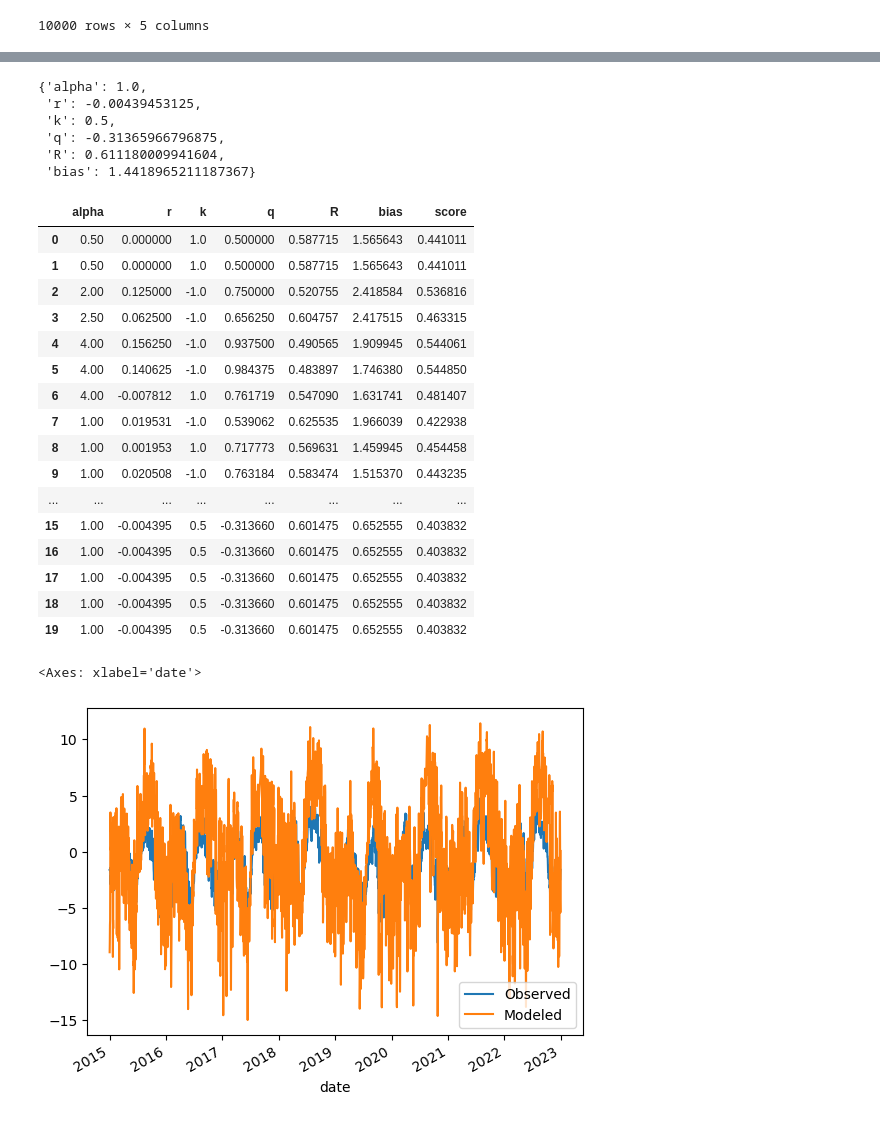
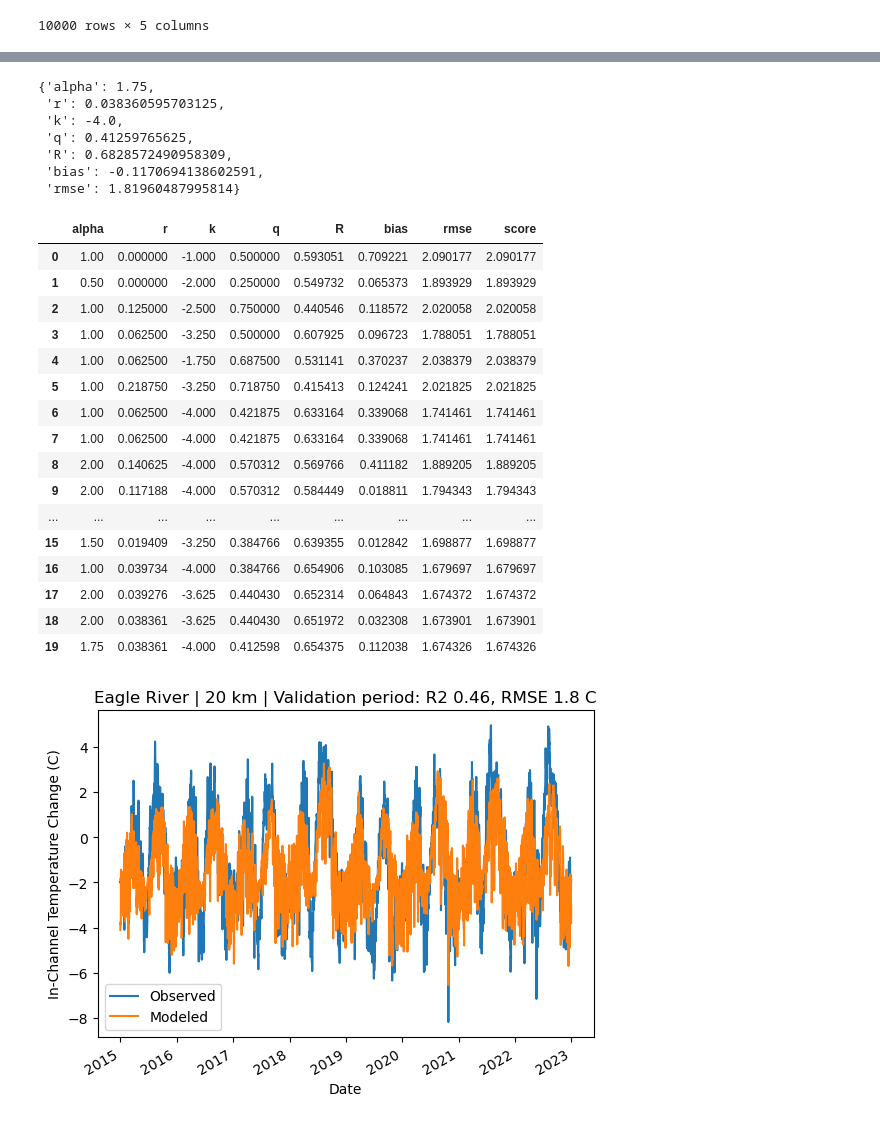
Before and after one commit to mines-ciroh/TempEst-NEWT, a Jupyter notebook: reach_analysis.ipynb, the cells around one changed output, grey strips where cells are left out. Saved outputs shown, nothing was run; the diff lists cells and outputs as text; code cells hidden in the pictures.

```diff
--- a/reach_analysis.ipynb
+++ b/reach_analysis.ipynb
@@ -74,7 +74,9 @@ import pandas as pd
 import os
 import numpy as np
 import seaborn as sns
-bp = "/scratch/dphilippus/notebooks/reach_analysis/input_cache/"
+import warnings
+bp = "/scratch/dphilippus/notebooks/reach_analysis/"
+bp_inpcache = bp + "input_cache/"
 # %% [markdown]
 # Single Watershed
 # %% [markdown]
@@ -297,45 +312,51 @@ Well that's downright bizarre (performance is apparently best for *negative* q,
 raw_id = "394220106431500"
 start = "2015-01-01"
 end = "2022-12-31"
-inp = reach.prepare_full_data("coefs.pickle", raw_id, 5, 500, start, end, bp, True)
+inp = reach.prepare_full_data("coefs.pickle", raw_id, 20, 500, start, end, bp_inpcache, True)
 # %%
-(res, hist) = reach.search_reach_coefficients(inp, (-1, 1), (-1, 1), (-1, 1), (0, 1), log=True, tolerance=0.0001)
+with warnings.catch_warnings():
+    warnings.simplefilter("ignore")
+    (res, hist) = reach.search_reach_coefficients(inp, (-1, 1), (-1, 1), (-1, 1), (0, 1), log=True, tolerance=0.0001)
 # %%
 res
 # %% [output]
-{'alpha': 1.0,
- 'r': -0.00439453125,
- 'k': 0.5,
- 'q': -0.31365966796875,
- 'R': 0.611180009941604,
- 'bias': 1.4418965211187367}
+{'alpha': 1.75,
+ 'r': 0.038360595703125,
+ 'k': -4.0,
+ 'q': 0.41259765625,
+ 'R': 0.6828572490958309,
+ 'bias': -0.1170694138602591,
+ 'rmse': 1.81960487995814}
 # %%
 hist
 # %% [output]
-|  | alpha | r | k | q | R | bias | score |
-| 0 | 0.50 | 0.000000 | 1.0 | 0.500000 | 0.587715 | 1.565643 | 0.441011 |
-| 1 | 0.50 | 0.000000 | 1.0 | 0.500000 | 0.587715 | 1.565643 | 0.441011 |
-| 2 | 2.00 | 0.125000 | -1.0 | 0.750000 | 0.520755 | 2.418584 | 0.536816 |
-| 3 | 2.50 | 0.062500 | -1.0 | 0.656250 | 0.604757 | 2.417515 | 0.463315 |
-| 4 | 4.00 | 0.156250 | -1.0 | 0.937500 | 0.490565 | 1.909945 | 0.544061 |
-| 5 | 4.00 | 0.140625 | -1.0 | 0.984375 | 0.483897 | 1.746380 | 0.544850 |
-| 6 | 4.00 | -0.007812 | 1.0 | 0.761719 | 0.547090 | 1.631741 | 0.481407 |
-| 7 | 1.00 | 0.019531 | -1.0 | 0.539062 | 0.625535 | 1.966039 | 0.422938 |
-| 8 | 1.00 | 0.001953 | 1.0 | 0.717773 | 0.569631 | 1.459945 | 0.454458 |
-| 9 | 1.00 | 0.020508 | -1.0 | 0.763184 | 0.583474 | 1.515370 | 0.443235 |
-| ... | ... | ... | ... | ... | ... | ... | ... |
-| 15 | 1.00 | -0.004395 | 0.5 | -0.313660 | 0.601475 | 0.652555 | 0.403832 |
-| 16 | 1.00 | -0.004395 | 0.5 | -0.313660 | 0.601475 | 0.652555 | 0.403832 |
-| 17 | 1.00 | -0.004395 | 0.5 | -0.313660 | 0.601475 | 0.652555 | 0.403832 |
-| 18 | 1.00 | -0.004395 | 0.5 | -0.313660 | 0.601475 | 0.652555 | 0.403832 |
-| 19 | 1.00 | -0.004395 | 0.5 | -0.313660 | 0.601475 | 0.652555 | 0.403832 |
+|  | alpha | r | k | q | R | bias | rmse | score |
+| 0 | 1.00 | 0.000000 | -1.000 | 0.500000 | 0.593051 | 0.709221 | 2.090177 | 2.090177 |
+| 1 | 0.50 | 0.000000 | -2.000 | 0.250000 | 0.549732 | 0.065373 | 1.893929 | 1.893929 |
+| 2 | 1.00 | 0.125000 | -2.500 | 0.750000 | 0.440546 | 0.118572 | 2.020058 | 2.020058 |
+| 3 | 1.00 | 0.062500 | -3.250 | 0.500000 | 0.607925 | 0.096723 | 1.788051 | 1.788051 |
+| 4 | 1.00 | 0.062500 | -1.750 | 0.687500 | 0.531141 | 0.370237 | 2.038379 | 2.038379 |
+| 5 | 1.00 | 0.218750 | -3.250 | 0.718750 | 0.415413 | 0.124241 | 2.021825 | 2.021825 |
+| 6 | 1.00 | 0.062500 | -4.000 | 0.421875 | 0.633164 | 0.339068 | 1.741461 | 1.741461 |
+| 7 | 1.00 | 0.062500 | -4.000 | 0.421875 | 0.633164 | 0.339068 | 1.741461 | 1.741461 |
+| 8 | 2.00 | 0.140625 | -4.000 | 0.570312 | 0.569766 | 0.411182 | 1.889205 | 1.889205 |
+| 9 | 2.00 | 0.117188 | -4.000 | 0.570312 | 0.584449 | 0.018811 | 1.794343 | 1.794343 |
+| ... | ... | ... | ... | ... | ... | ... | ... | ... |
+| 15 | 1.50 | 0.019409 | -3.250 | 0.384766 | 0.639355 | 0.012842 | 1.698877 | 1.698877 |
+| 16 | 1.00 | 0.039734 | -4.000 | 0.384766 | 0.654906 | 0.103085 | 1.679697 | 1.679697 |
+| 17 | 2.00 | 0.039276 | -3.625 | 0.440430 | 0.652314 | 0.064843 | 1.674372 | 1.674372 |
+| 18 | 2.00 | 0.038361 | -3.625 | 0.440430 | 0.651972 | 0.032308 | 1.673901 | 1.673901 |
+| 19 | 1.75 | 0.038361 | -4.000 | 0.412598 | 0.654375 | 0.112038 | 1.674326 | 1.674326 |
 # %%
-res.pop("R", None)
-res.pop("bias", None)
+for pv in ["R", "bias", "rmse"]:
+    res.pop(pv, None)
 mod = reach.monoreach_maker(**res)
+# mod = reach.monoreach_maker(alpha=2, r=0.25, k=-100, q=0.6)
 inp["delta_mod"] = mod(inp)
 ax = inp.plot(x="date", y="delta", label="Observed")
 inp.plot(x="date", y="delta_mod", ax=ax, label="Modeled")
+ax.set_xlabel("Date")
+ax.set_ylabel("In-Channel Temperature Change (C)")
+_ = ax.set_title("Eagle River | 20 km | Validation period: R2 0.46, RMSE 1.8 C")
 # %% [output]
-<Axes: xlabel='date'>
-[figure, old version]
+[figure, new version]
```
Also changed, not shown: parts of 19 cells of this notebook, 1 other file.
